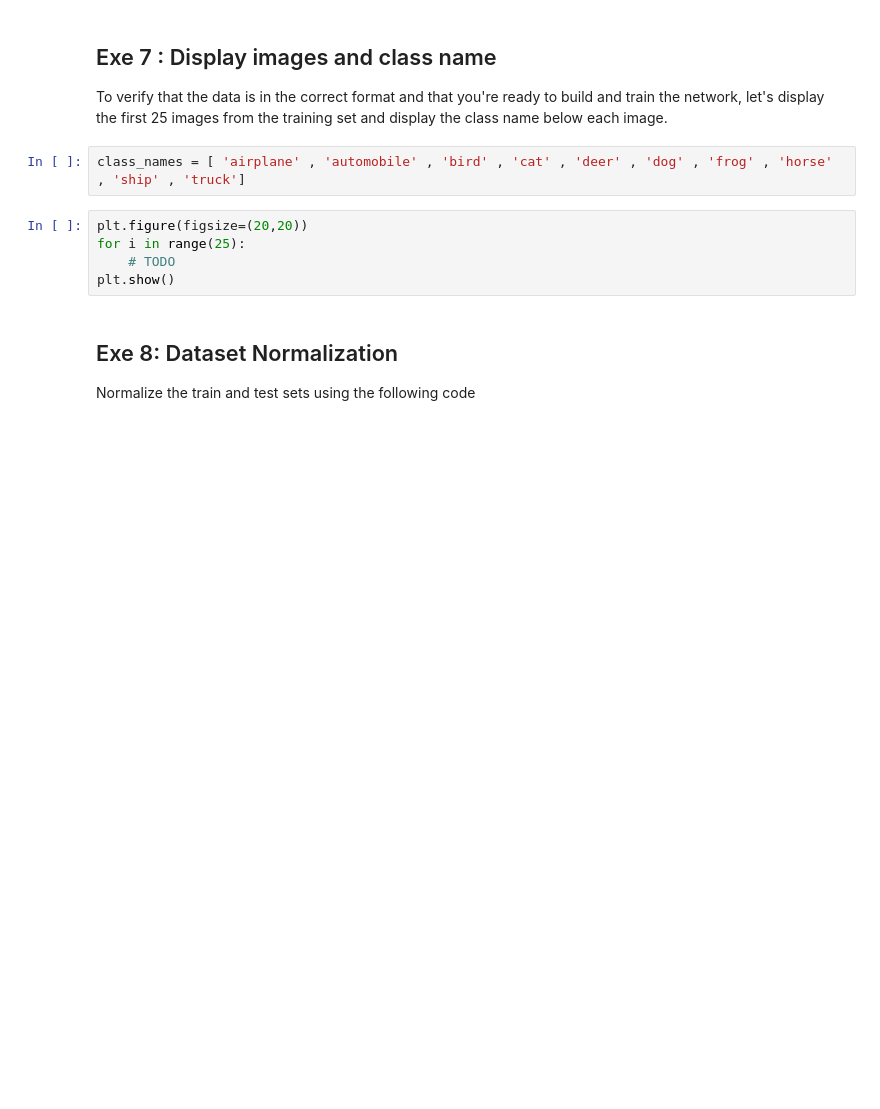
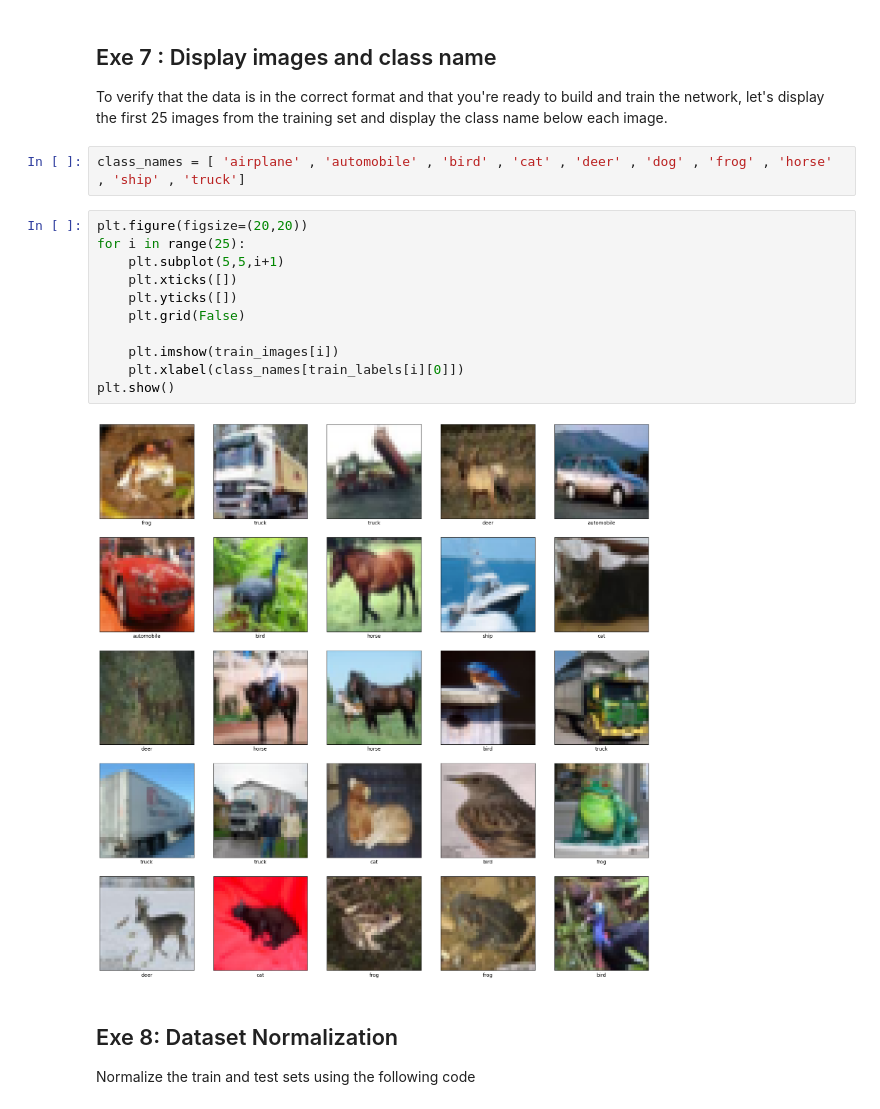
Before and after one commit to Poliaboy/NeuralNetworksS8, a Jupyter notebook: Lab1_NN.ipynb, the cells around one changed output. Saved outputs shown, nothing was run; the diff lists cells and outputs as text; blank space fills up the shorter version.

```diff
--- a/Lab1_NN.ipynb
+++ b/Lab1_NN.ipynb
@@ -337,8 +509,16 @@ class_names = [ 'airplane' , 'automobile' , 'bird' , 'cat' , 'deer' , 'dog' , 'f
 # %%
 plt.figure(figsize=(20,20))
 for i in range(25):
-    # TODO
+    plt.subplot(5,5,i+1)
+    plt.xticks([])
+    plt.yticks([])
+    plt.grid(False)
+
+    plt.imshow(train_images[i])
+    plt.xlabel(class_names[train_labels[i][0]])
 plt.show()
+# %% [output]
+[figure, added]
 # %% [markdown]
 ## Exe 8: Dataset Normalization
 
```
Also changed, not shown: parts of 49 cells of this notebook, 4 other files.
